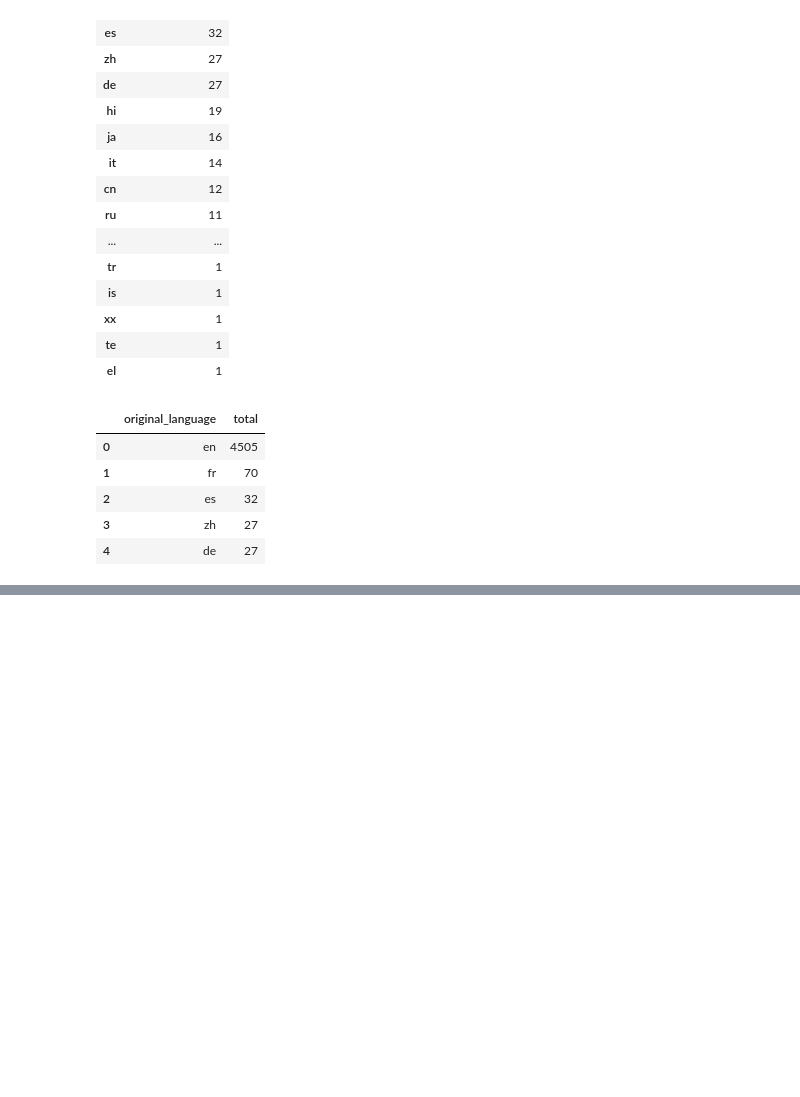
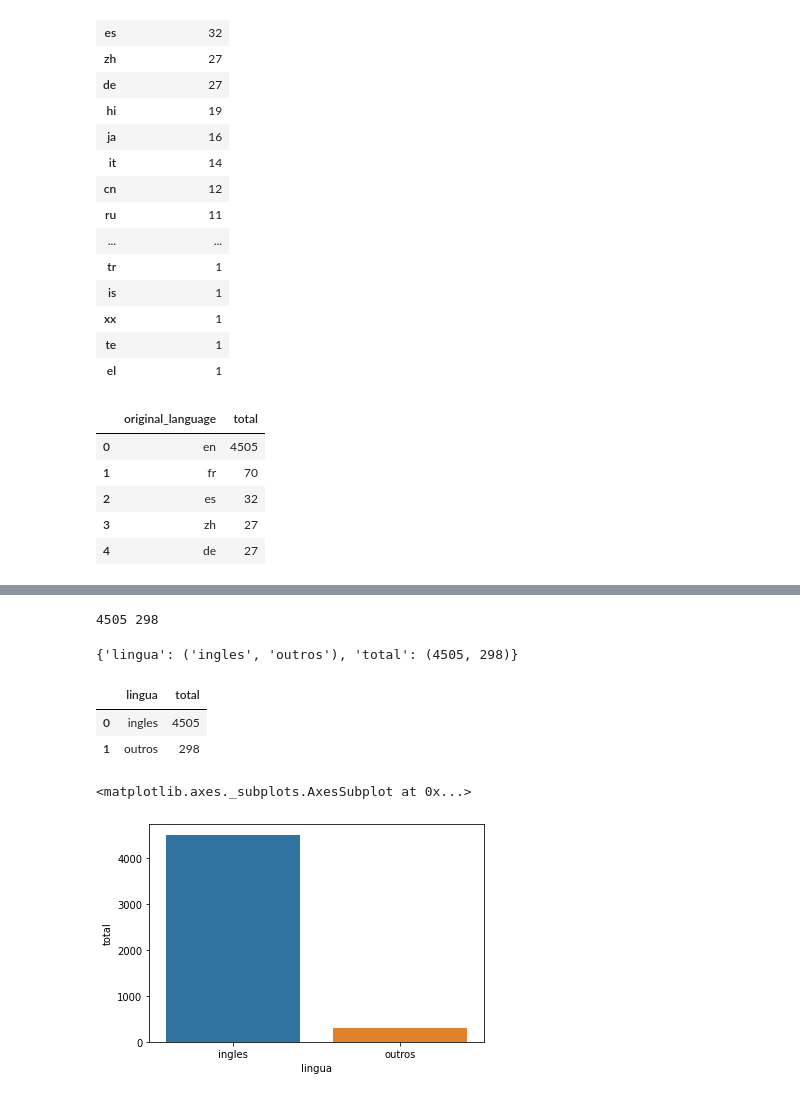
Before and after one commit to marquesgabi/Alura, a Jupyter notebook: Data_Science_analise_e_visualizacao_de_dados/Aula_2/Aula_2.ipynb, the cells around one changed output, grey strips where cells are left out. Saved outputs shown, nothing was run; the diff lists cells and outputs as text; code cells hidden in the pictures; blank space fills up the shorter version.

```diff
--- a/Data_Science_analise_e_visualizacao_de_dados/Aula_2/Aula_2.ipynb
+++ b/Data_Science_analise_e_visualizacao_de_dados/Aula_2/Aula_2.ipynb
@@ -187,0 +247,41 @@ contagem_de_lingua.head()
+# %%
+#grafico de pizza é ruim de entender area
+#como a lingua inglesa tem destaque, entao vamos comparar o ingles com as outras linguas
+
+total_por_lingua = tmdb["original_language"].value_counts()
+
+#nesse total, quero pegar só os ingles
+total_de_ingles = total_por_lingua.loc["en"]
+
+#nesse total, tb quero pegar o somatório de tudo
+total_geral = total_por_lingua.sum()
+
+#resto
+total_do_resto = total_geral - total_de_ingles
+
+print(total_de_ingles, total_do_resto)
+# %% [output]
+4505 298
+# %%
+#dicionário. a coluna lingua tem 2 valores: ingles e outros. a coluna total tem 2 valores: total_de_ingles e total_do_resto.
+dados = {
+    "lingua" : ("ingles" , "outros"),
+    "total" : (total_de_ingles , total_do_resto)
+}
+dados
+# %% [output]
+{'lingua': ('ingles', 'outros'), 'total': (4505, 298)}
+# %%
+#vou criar um dataframe com esses valores
+dados = pd.DataFrame(dados)
+dados
+# %% [output]
+|  | lingua | total |
+| 0 | ingles | 4505 |
+| 1 | outros | 298 |
+# %%
+#e agora vou plotar isso
+sns.barplot(x="lingua", y="total", data = dados)
+# %% [output]
+<matplotlib.axes._subplots.AxesSubplot at 0x...>
+[figure, added]
```
Also changed, not shown: parts of 8 cells of this notebook.
